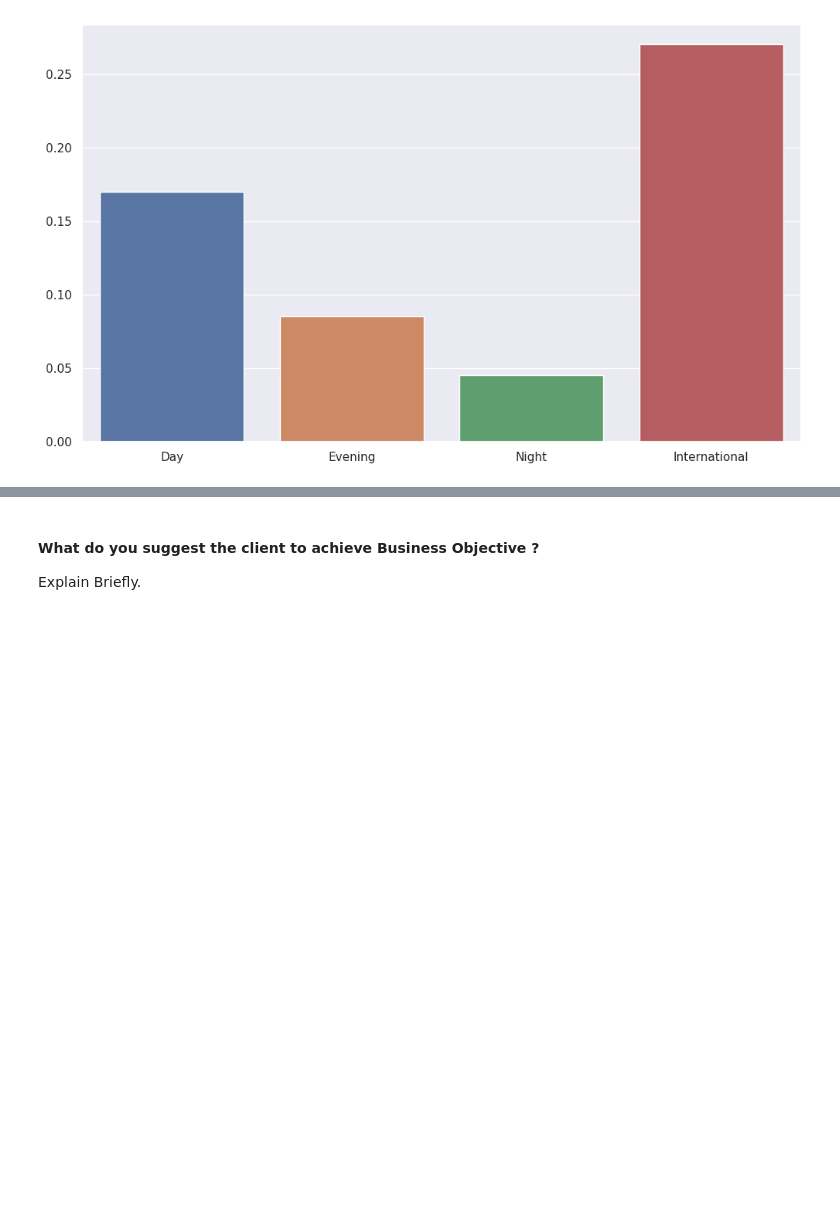
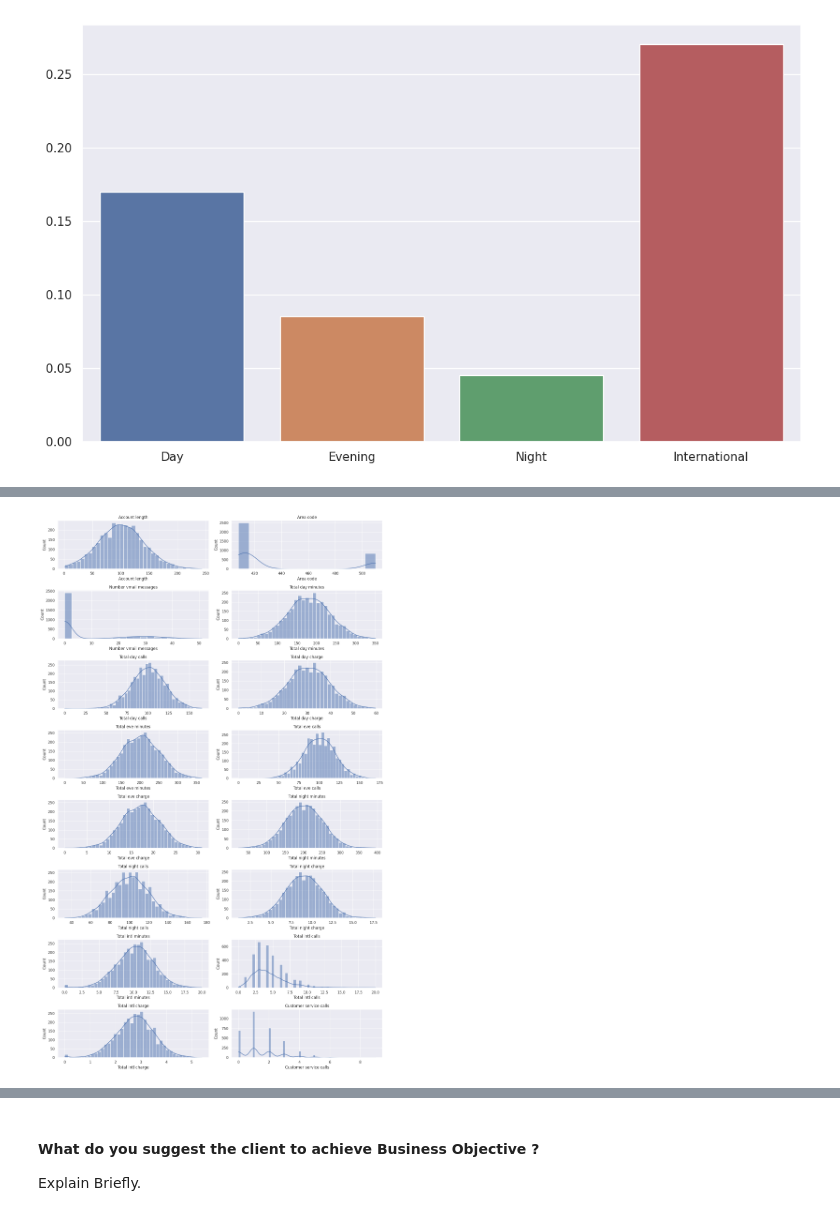
Before and after one commit to Satyabrata117/EDA-Telecom-Churn-Analysis-, a Jupyter notebook: Telecom_churn_Analysis_capstone_project.ipynb, the cells around one changed output, grey strips where cells are left out. Saved outputs shown, nothing was run; the diff lists cells and outputs as text; code cells hidden in the pictures; blank space fills up the shorter version.

```diff
--- a/Telecom_churn_Analysis_capstone_project.ipynb
+++ b/Telecom_churn_Analysis_capstone_project.ipynb
@@ -731,0 +761,24 @@ sns.barplot(x=['Day','Evening','Night','International'],y=[day_charge_perm,eve_c
+# %%
+#Printing displot for each numerical column present in the data set
+df1 = telecom_df.select_dtypes(exclude=['object', 'bool'])
+
+# Calculate the number of rows and columns for subplots
+num_rows = len(df1.columns) // 2 + len(df1.columns) % 2
+num_cols = 2
+
+# Set up the figure and axes
+fig, axes = plt.subplots(num_rows, num_cols, figsize=(15, 3 * num_rows))
+
+# Flatten the axes array for easier iteration
+axes = axes.flatten()
+
+# Loop through numerical columns and create histograms
+for i, column in enumerate(df1.columns):
+    sns.histplot(data=df1, x=column, ax=axes[i], kde=True)
+    axes[i].set_title(column)
+
+# Adjust layout to prevent overlap
+plt.tight_layout()
+plt.show()
+# %% [output]
+[figure, added]
```
Also changed, not shown: parts of 22 cells of this notebook.
